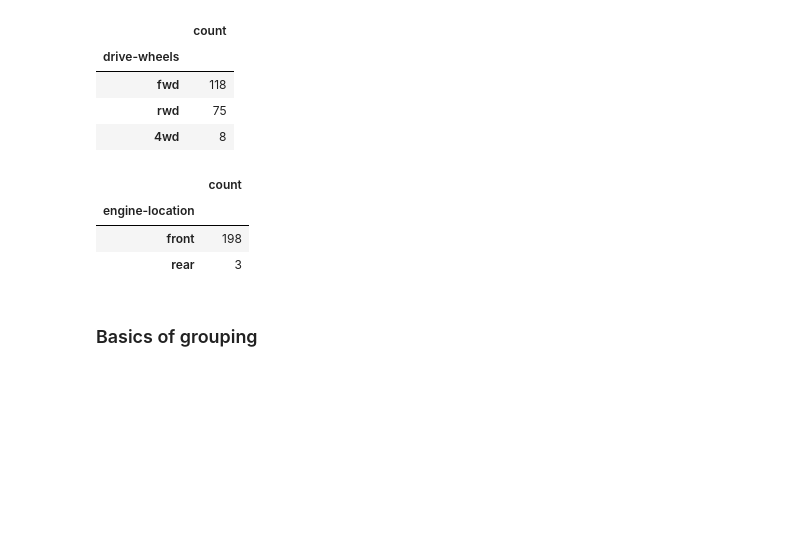
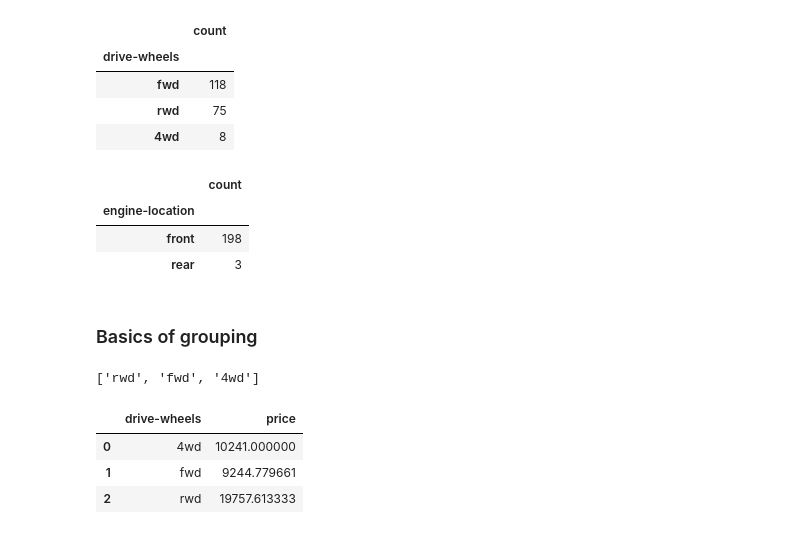
Before and after one commit to KRIS2HNA/AUTOMOBILE-PRICE-PREDICTION, a Jupyter notebook: auto-reg.ipynb, the cells around one changed output. Saved outputs shown, nothing was run; the diff lists cells and outputs as text; code cells hidden in the pictures; blank space fills up the shorter version.

```diff
--- a/auto-reg.ipynb
+++ b/auto-reg.ipynb
@@ -971,3 +971,18 @@ engine_location_counts
 # %%
 # groupby method is groups the data by different catogories. the data is grouped baswed on one or several variable qnd
 # analysis is performed on the individual group
+# %%
+df['drive-wheels'].unique().tolist()
+# a vehicle drive-wheels is the wheel tire assembly that actually pushes or pulls the veh down the road
+# %% [output]
+['rwd', 'fwd', '4wd']
+# %%
+#which type of drive wheels is most valuable
+df_group_one = df[['drive-wheels', 'body-style', 'price']]
+df_group_one = df_group_one.groupby(['drive-wheels'], as_index=False).mean(numeric_only=True)
+df_group_one
+# %% [output]
+|  | drive-wheels | price |
+| 0 | 4wd | 10241.000000 |
+| 1 | fwd | 9244.779661 |
+| 2 | rwd | 19757.613333 |
```
